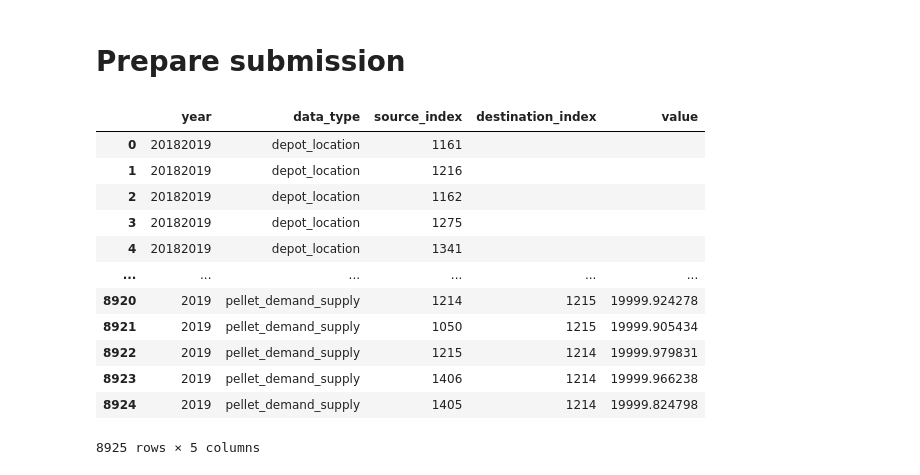
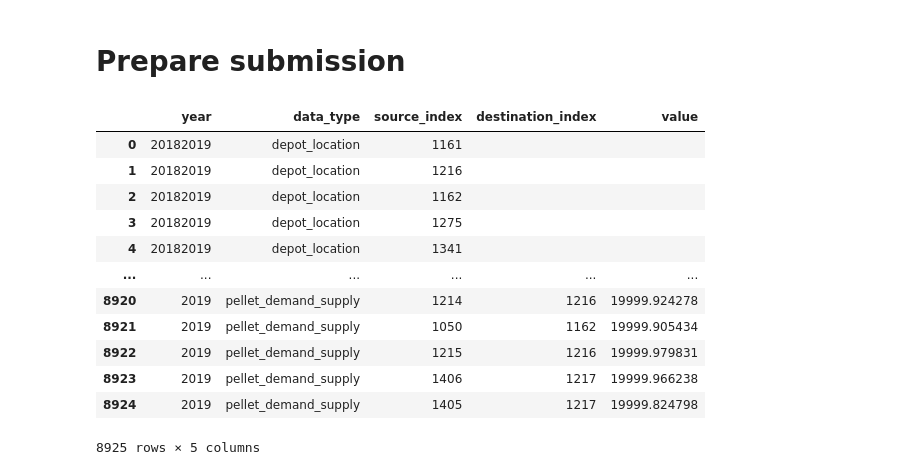
Before and after one commit to sidd6p/Shell-.ai-Hackathon-for-Sustainable-and-Affordable-Energy, a Jupyter notebook: shell-ai-waste-to-energy.ipynb, the cells around one changed output. Cells and saved outputs as stored; diff of their text form; code cells hidden in the pictures.

```diff
--- a/shell-ai-waste-to-energy.ipynb
+++ b/shell-ai-waste-to-energy.ipynb
@@ -148,7 +159,7 @@ def calculate_depo_routes(num_depos, num_reps):
         depo = 9999999999
 
         for cur_depo in selected_depo:
-            if depo_caps_2018[cur_depo] + val < depot_capacity:
+            if depo_caps_2018[cur_depo] + val <= depot_capacity:
                 if dist > distance_matrix_df.iloc[int(site), int(cur_depo)]:
                     dist = distance_matrix_df.iloc[int(site), int(cur_depo)]
                     depo = cur_depo
@@ -163,7 +174,7 @@ def calculate_depo_routes(num_depos, num_reps):
         dist = 9999999999
         depo = 9999999999
         for cur_depo in selected_depo:
-            if depo_caps_2019[cur_depo] + val < depot_capacity:
+            if depo_caps_2019[cur_depo] + val <= depot_capacity:
                 if dist > distance_matrix_df.iloc[int(site), int(cur_depo)]:
                     dist = distance_matrix_df.iloc[int(site), int(cur_depo)]
                     depo = cur_depo
@@ -181,7 +192,7 @@ def calculate_depo_routes(num_depos, num_reps):
     distance_sum_harvest = dict()
     for site_a in range(len(distance_matrix_df)):
         for site_b in selected_depo:
-            distance_sum_harvest[str(site_a)] = distance_sum_harvest.get(str(site_a), 0) + (distance_matrix_df.iloc[int(site_a), int(site_b)] * averages_depo_prod[site_b])
+            distance_sum_harvest[str(site_a)] = distance_sum_harvest.get(str(site_a), 0) + (distance_matrix_df.iloc[int(site_b), int(site_a)] * averages_depo_prod[site_b])
     selected_ref = list(dict(sorted(distance_sum_harvest.items(), key=lambda item: item[1])).keys())[:num_reps]
     for ref in selected_ref: ref_caps_2018[ref] = 0
     for ref in selected_ref: ref_caps_2019[ref] = 0
@@ -193,7 +204,7 @@ def calculate_depo_routes(num_depos, num_reps):
         repo = 9999999999
 
         for cur_ref in selected_ref:
-            if ref_caps_2018[cur_ref] + val < refinery_capacity:
+            if ref_caps_2018[cur_ref] + val <= refinery_capacity:
                 if dist > distance_matrix_df.iloc[int(depo), int(cur_ref)]:
                     dist = distance_matrix_df.iloc[int(depo), int(cur_ref)]
                     repo = cur_ref
@@ -208,7 +219,7 @@ def calculate_depo_routes(num_depos, num_reps):
         dist = 9999999999
         repo = 9999999999
         for cur_ref in selected_ref:
-            if ref_caps_2019[cur_ref] + val < refinery_capacity:
+            if ref_caps_2019[cur_ref] + val <= refinery_capacity:
                 if dist > distance_matrix_df.iloc[int(depo), int(cur_ref)]:
                     dist = distance_matrix_df.iloc[int(depo), int(cur_ref)]
                     repo = cur_ref
@@ -230,7 +241,7 @@ def calculate_depo_routes(num_depos, num_reps):
     for x, y in depo_caps_2019.items(): cost_u_2019 += depot_capacity - y
     for x, y in ref_caps_2018.items(): cost_u_2018 += refinery_capacity - y
     for x, y in ref_caps_2019.items(): cost_u_2019 += refinery_capacity - y
-    cost = (a * float(cost_t_2018)) + (b * float(cost_u_2018))
+    cost = (a * float(cost_t_2018)) + (b * float(cost_u_2018)) + (a * float(cost_t_2019)) + (b * float(cost_u_2019))
 
     # prepare output
     output = {
@@ -249,10 +260,25 @@ def calculate_depo_routes(num_depos, num_reps):
 
     return output
 # %%
+site_to_depo_2018 = dict()
+depo_caps_2018 = dict()
+depo_to_ref_2018 = dict()
+ref_caps_2018 = dict()
+
+site_to_depo_2019 = dict()
+depo_caps_2019 = dict()
+depo_to_ref_2019 = dict()
+ref_caps_2019 = dict()
+
+selected_dep = list()
+selected_ref = list()
+
+final_cost = 9999999999
+
 for num_depos in range(min_depo, max_depots + 1):
     for num_reps in range(min_ref, max_refineries + 1):
         output = calculate_depo_routes(num_depos, num_reps)
-        if int(output['cost']) < final_cost:
+        if int(output['cost']) <= final_cost:
             site_to_depo_2018 = output['site_to_depo_2018']
             depo_caps_2018 = output['depo_caps_2018']
             depo_to_ref_2018 = output['depo_to_ref_2018']
@@ -266,5 +292,5 @@ for num_depos in range(min_depo, max_depots + 1):
 
             final_cost = int(output['cost'])
 
-        print(f"Current Cost: {int(output['cost'])}\t Depot: {num_depos}\t Ref: {num_reps}\t Final Cost: {final_cost}")
+        print(f"Current Cost: {int(output['cost'])}\t Depot: {num_depos}\t Ref: {num_reps}\t Best Cost: {final_cost}")
 # %% [output]
@@ -377,23 +403,23 @@ for a, b in depo_to_ref_2019.items():
 # %%
 # Get the current time
 current_time = datetime.datetime.now().strftime("%H:%M_%d:%m")
 
 # Construct the file name with the current time
-file_name = f'submission_Kr_{current_time}.csv'
+file_name = f'submission_Kr_{current_time}_{final_cost}.csv'
 submission_df.to_csv('/kaggle/working/' + file_name, index=False)
 
 submission_df
 # %% [output]
 |  | year | data_type | source_index | destination_index | value |
 | 0 | 20182019 | depot_location | 1161 |  |  |
 | 1 | 20182019 | depot_location | 1216 |  |  |
 | 2 | 20182019 | depot_location | 1162 |  |  |
 | 3 | 20182019 | depot_location | 1275 |  |  |
 | 4 | 20182019 | depot_location | 1341 |  |  |
 | ... | ... | ... | ... | ... | ... |
-| 8920 | 2019 | pellet_demand_supply | 1214 | 1215 | 19999.924278 |
-| 8921 | 2019 | pellet_demand_supply | 1050 | 1215 | 19999.905434 |
-| 8922 | 2019 | pellet_demand_supply | 1215 | 1214 | 19999.979831 |
-| 8923 | 2019 | pellet_demand_supply | 1406 | 1214 | 19999.966238 |
-| 8924 | 2019 | pellet_demand_supply | 1405 | 1214 | 19999.824798 |
+| 8920 | 2019 | pellet_demand_supply | 1214 | 1216 | 19999.924278 |
+| 8921 | 2019 | pellet_demand_supply | 1050 | 1162 | 19999.905434 |
+| 8922 | 2019 | pellet_demand_supply | 1215 | 1216 | 19999.979831 |
+| 8923 | 2019 | pellet_demand_supply | 1406 | 1217 | 19999.966238 |
+| 8924 | 2019 | pellet_demand_supply | 1405 | 1217 | 19999.824798 |
 8925 rows × 5 columns
```
Also changed, not shown: parts of 6 cells of this notebook.
